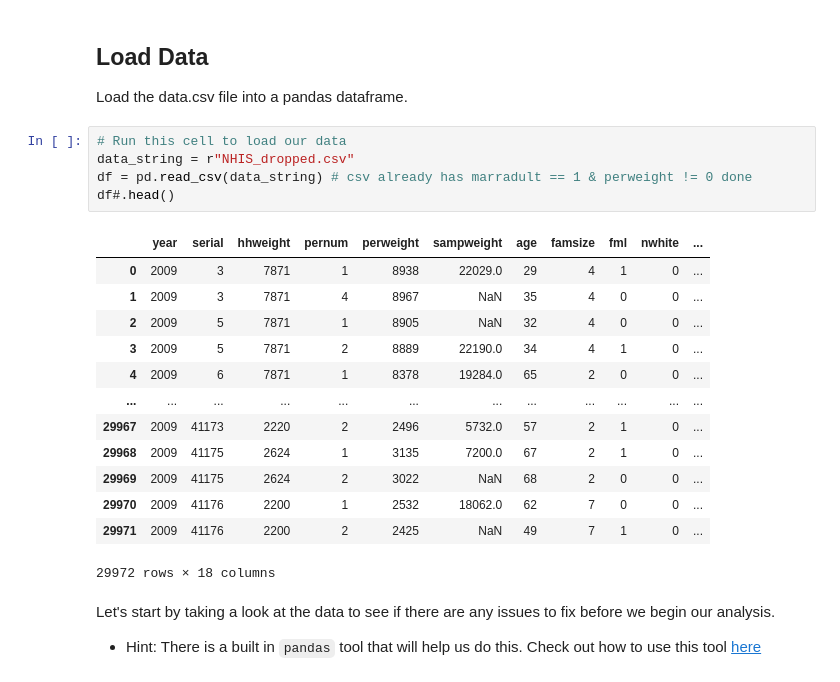
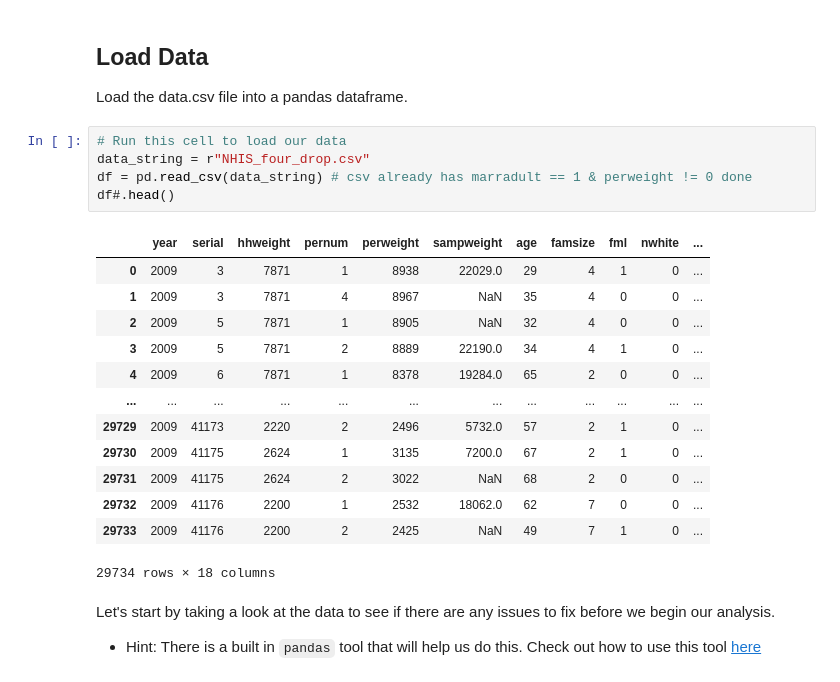
Before and after one commit to ds-modules/PS-88-21-DEV, a Jupyter notebook: lab/aaronfolder/masteringMetricsSF.ipynb, the cells around one changed output. Cells and saved outputs as stored; diff of their text form.

````diff
--- a/lab/aaronfolder/masteringMetricsSF.ipynb
+++ b/lab/aaronfolder/masteringMetricsSF.ipynb
@@ -20,23 +13,23 @@ In this lab, we'll be recreating the findings from this [paper](http://assets.pr
 Load the data.csv file into a pandas dataframe.
 # %%
 # Run this cell to load our data
-data_string = r"NHIS_dropped.csv"
+data_string = r"NHIS_four_drop.csv"
 df = pd.read_csv(data_string) # csv already has marradult == 1 & perweight != 0 done
 df#.head()
 # %% [output]
 |  | year | serial | hhweight | pernum | perweight | sampweight | age | famsize | fml | nwhite | ... |
 | 0 | 2009 | 3 | 7871 | 1 | 8938 | 22029.0 | 29 | 4 | 1 | 0 | ... |
 | 1 | 2009 | 3 | 7871 | 4 | 8967 | NaN | 35 | 4 | 0 | 0 | ... |
 | 2 | 2009 | 5 | 7871 | 1 | 8905 | NaN | 32 | 4 | 0 | 0 | ... |
 | 3 | 2009 | 5 | 7871 | 2 | 8889 | 22190.0 | 34 | 4 | 1 | 0 | ... |
 | 4 | 2009 | 6 | 7871 | 1 | 8378 | 19284.0 | 65 | 2 | 0 | 0 | ... |
 | ... | ... | ... | ... | ... | ... | ... | ... | ... | ... | ... | ... |
-| 29967 | 2009 | 41173 | 2220 | 2 | 2496 | 5732.0 | 57 | 2 | 1 | 0 | ... |
-| 29968 | 2009 | 41175 | 2624 | 1 | 3135 | 7200.0 | 67 | 2 | 1 | 0 | ... |
-| 29969 | 2009 | 41175 | 2624 | 2 | 3022 | NaN | 68 | 2 | 0 | 0 | ... |
-| 29970 | 2009 | 41176 | 2200 | 1 | 2532 | 18062.0 | 62 | 7 | 0 | 0 | ... |
-| 29971 | 2009 | 41176 | 2200 | 2 | 2425 | NaN | 49 | 7 | 1 | 0 | ... |
+| 29729 | 2009 | 41173 | 2220 | 2 | 2496 | 5732.0 | 57 | 2 | 1 | 0 | ... |
+| 29730 | 2009 | 41175 | 2624 | 1 | 3135 | 7200.0 | 67 | 2 | 1 | 0 | ... |
+| 29731 | 2009 | 41175 | 2624 | 2 | 3022 | NaN | 68 | 2 | 0 | 0 | ... |
+| 29732 | 2009 | 41176 | 2200 | 1 | 2532 | 18062.0 | 62 | 7 | 0 | 0 | ... |
+| 29733 | 2009 | 41176 | 2200 | 2 | 2425 | NaN | 49 | 7 | 1 | 0 | ... |
-29972 rows × 18 columns
+29734 rows × 18 columns
 # %% [markdown]
 Let's start by taking a look at the data to see if there are any issues to fix before we begin our analysis.
  * Hint: There is a built in ```pandas``` tool that will help us do this. Check out how to use this tool [here](https://pandas.pydata.org/pandas-docs/stable/reference/api/pandas.DataFrame.describe.html)
````
Also changed, not shown: parts of 22 cells of this notebook.
